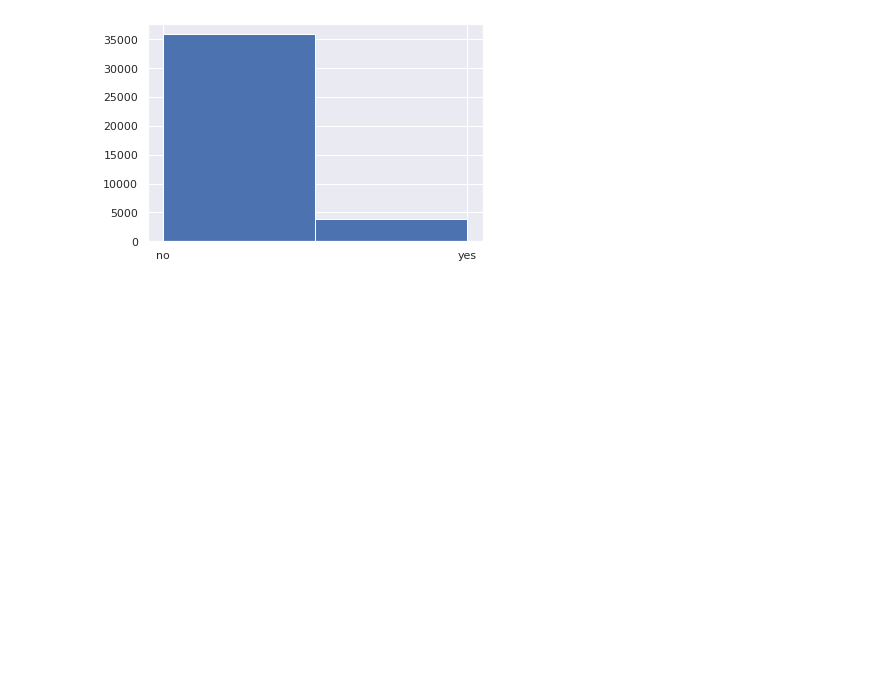
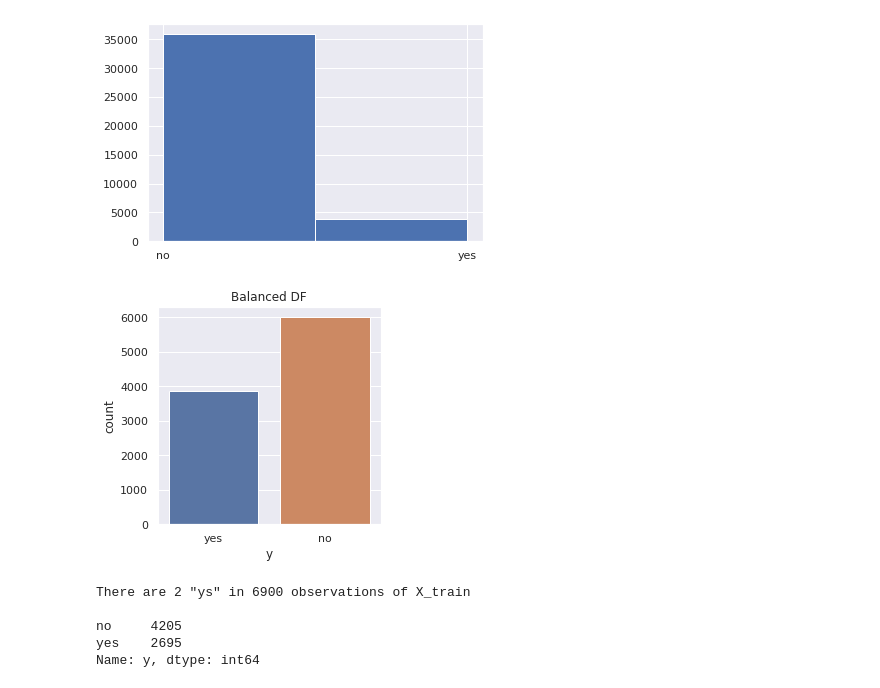
Before and after one commit to jgayosof/logistic-regression-project-tutorial, a Jupyter notebook: src/example.ipynb, the cells around one changed output. Drawn from its saved outputs; the diff is of its cells as text; code cells hidden in the pictures; blank space fills up the shorter version.

```diff
--- a/src/example.ipynb
+++ b/src/example.ipynb
@@ -719,3 +736,24 @@ yes     3858
 Name: y, dtype: int64
 <AxesSubplot:>
 [figure]
+# %%
+df_end = df_raw.copy()
+# %%
+N = 6000
+# all rows w y=yes:
+df_yes = df_end.loc[df_end['y'] == 'yes']
+# all rows w y=no:
+df_no = df_end.loc[df_end['y'] == 'no']
+# N subsample w y=no:
+df_no_subsampled = df_no.sample(n=N)
+
+# concatenation:
+df_balanced = pd.concat([df_yes, df_no_subsampled])
+
+# check
+plt.figure(figsize=(4, 4))
+sns.countplot('y', data=df_balanced)
+plt.title('Balanced DF')
+plt.show()
+# %% [output]
+[figure, added]
@@ -721,0 +765,13 @@ Name: y, dtype: int64
+# %%
+#check
+# Check if data is balanced:
+nuniques = y_train.nunique()
+counts = y_train.value_counts()
+print(f'There are {nuniques} "ys" in {len(X_train)} observations of X_train \n')
+print(f'{counts}')
+# %% [output]
+There are 2 "ys" in 6900 observations of X_train
+
+no     4205
+yes    2695
+Name: y, dtype: int64
```
Also changed, not shown: parts of 17 cells of this notebook.
